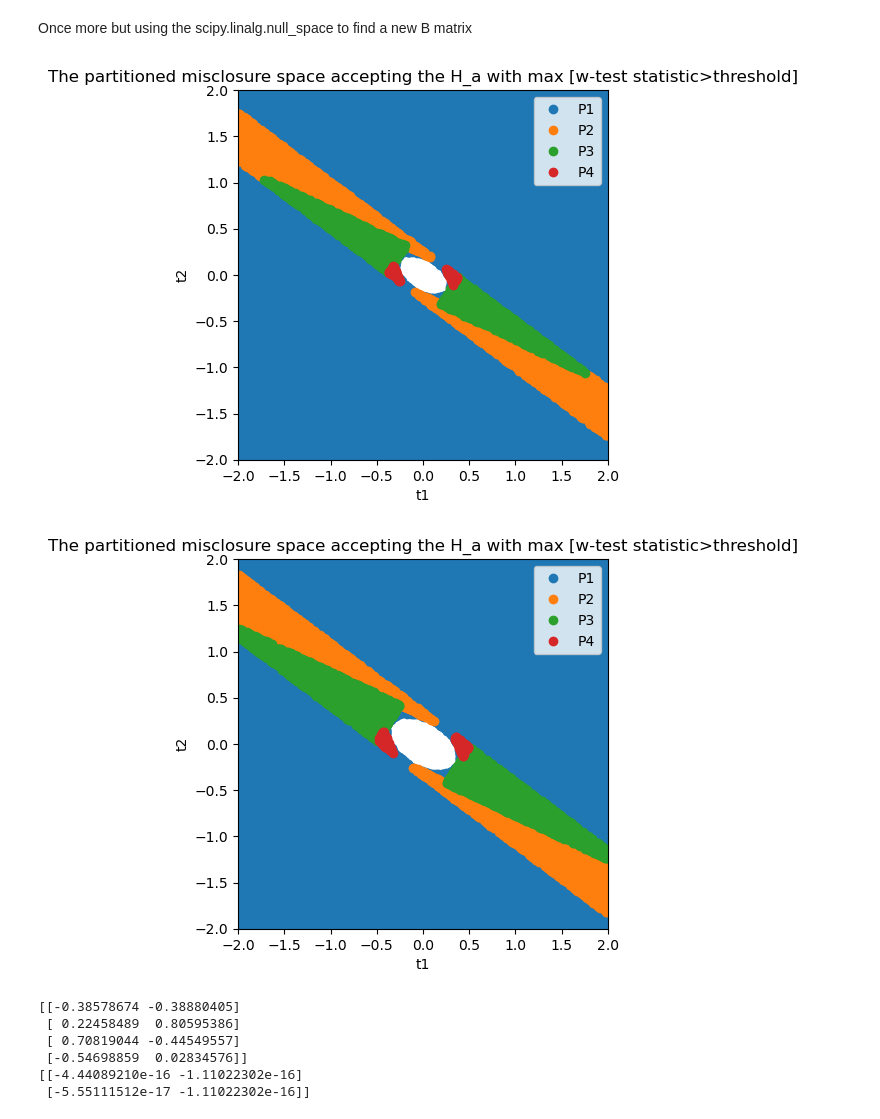
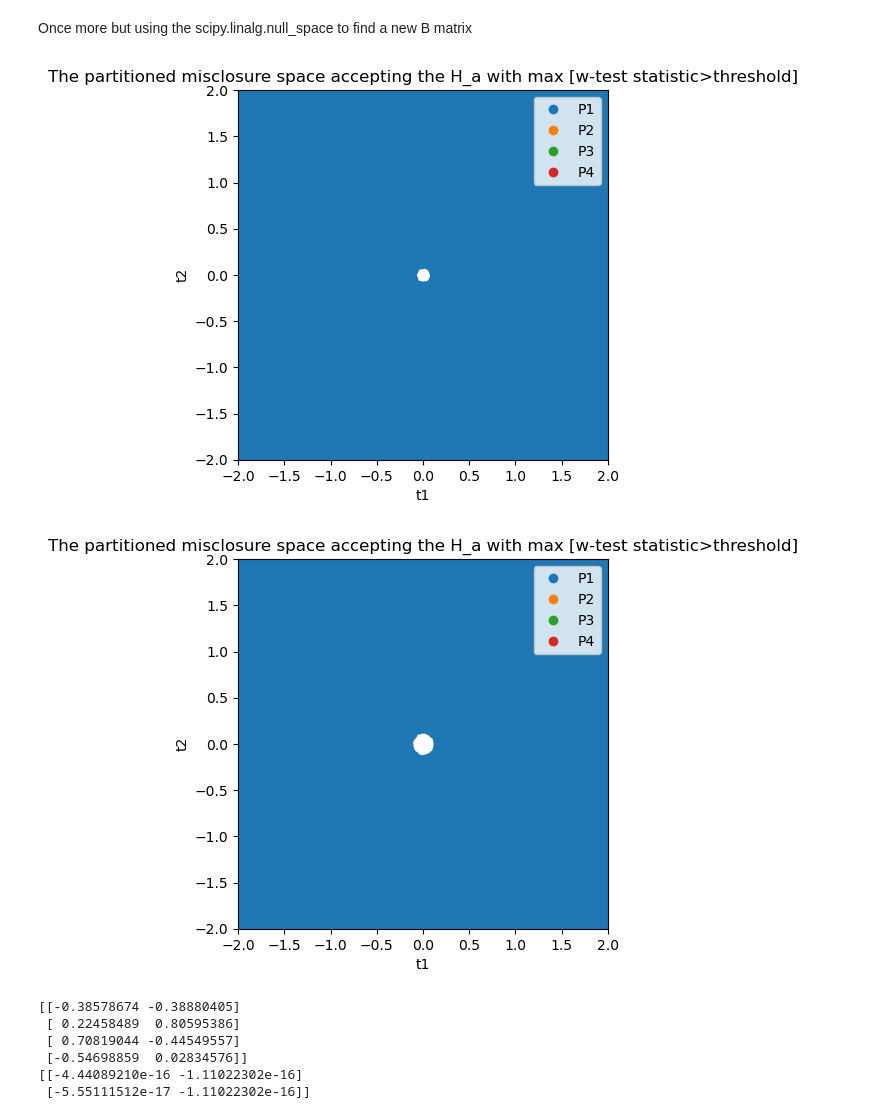
Before and after one commit to ICSlingerland/Geo-Data-Analysis, a Jupyter notebook: Unit-HoekvanHolland/Notebook 1.ipynb, the cells around one changed output. Drawn from its saved outputs; the diff is of its cells as text; code cells hidden in the pictures.

```diff
--- a/Unit-HoekvanHolland/Notebook 1.ipynb
+++ b/Unit-HoekvanHolland/Notebook 1.ipynb
@@ -1052,7 +1058,7 @@ def plot_partitionied_2D_misclosure_space2(Pcti, Q_tt, Q_yy, alpha):
 
     computed_squared_wtest = np.zeros((nb_samples_outside_P0, k))
     for idx in range(0, k):
-        Pcti_t_2D = Pcti[idx] @ samples_t_2D_outside_P0.T
+        Pcti_t_2D =  samples_t_2D_outside_P0.T
         computed_squared_wtest[:,idx] = np.sum((Pcti_t_2D.T @ invQ_tt) * Pcti_t_2D.T, axis=1)
 
 
@@ -1106,29 +1104,30 @@ Once more but using the scipy.linalg.null_space to find a new B matrix
 # %%
 #Repeat with different B-matrix
 from scipy.linalg import null_space
 
 def compute_B(A):
     # Compute the null space of A transpose
     null_space_basis = null_space(A.T)
 
     # Construct B from the null space basis
     B = null_space_basis
 
     return B
 
 B_DIA_2= compute_B(A_DIA)
 
+Q_tt_DIA = B_DIA_2.T @ Q_yy_DIA @ B_DIA_2
 
 
 # Get the required "DIA" matrices to compute the DIA paritioning and PDF
 Pcti, Li = compute_DIA_matrices(A_DIA, B_DIA_2, Q_yy_DIA, Q_tt_DIA, C_DIA)
 
 # Plot partitioning of the misclosure space with the alphas
 plot_partitionied_2D_misclosure_space2(Pcti, Q_tt_DIA, Q_yy_DIA, alpha=0.05)
 plot_partitionied_2D_misclosure_space2(Pcti, Q_tt_DIA, Q_yy_DIA, alpha=0.005)
 # %% [output]
-[figure, old version]
+[figure, new version]
-[figure, old version]
+[figure, new version]
 # %%
 #Repeat with different B-matrix
 from scipy.linalg import null_space
```
Also changed, not shown: parts of 6 cells of this notebook.
